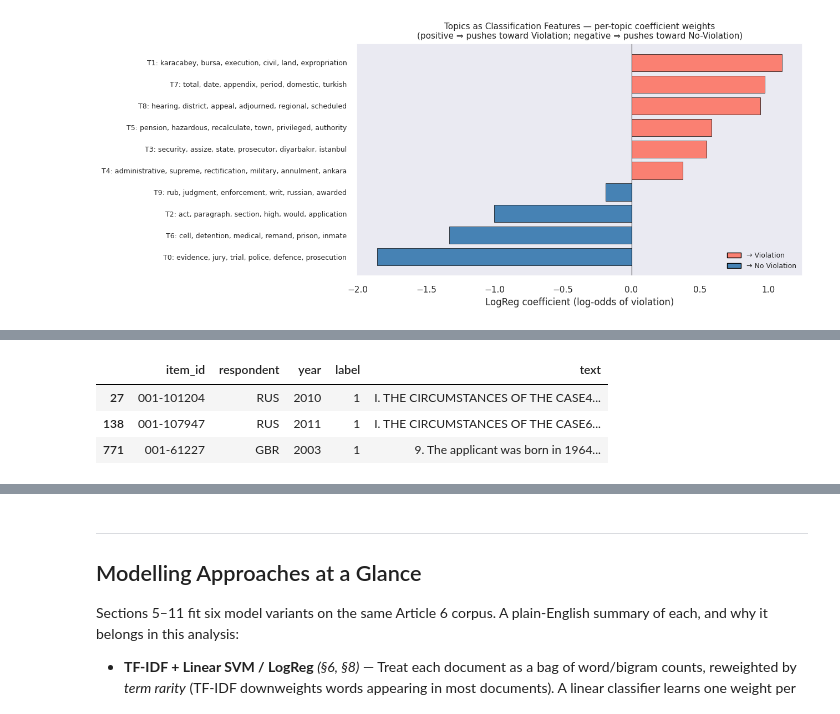
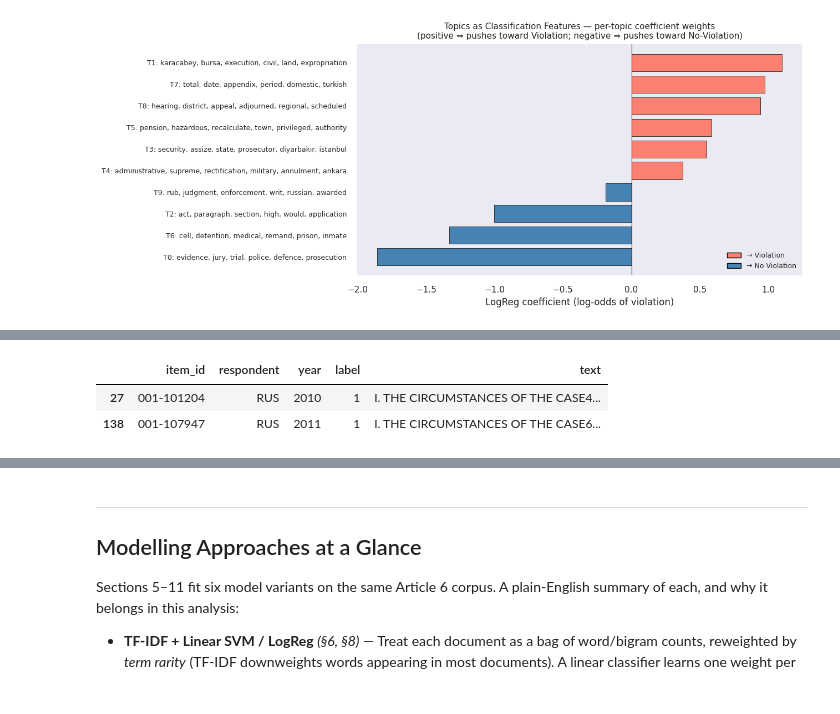
Before and after one commit to leondgarse/echr, a Jupyter notebook: LL5532X_Group_Project_Group_4_echr.ipynb, the cells around one changed output, grey strips where cells are left out. Saved outputs shown, nothing was run; the diff lists cells and outputs as text; code cells hidden in the pictures.

```diff
--- a/LL5532X_Group_Project_Group_4_echr.ipynb
+++ b/LL5532X_Group_Project_Group_4_echr.ipynb
@@ -1890,13 +1908,12 @@ Typical pattern: delayed or repeatedly adjourned domestic court proceedings —
 | TUR | 001-77574 | 2006 | NV | [Open](https://hudoc.echr.coe.int/eng?i=001-77574) |
 # %%
 # §5.3 (T8 deep-dive) — Sample FACTS excerpts for cases 107947 / 101204 / 61227
-_t8_case_ids = ['001-107947', '001-101204', '001-61227']
+_t8_case_ids = ['001-107947', '001-101204']
 _t8_df = df[df[_id_col].astype(str).isin(_t8_case_ids)][_sample_cols].copy()
 _t8_df['text'] = _t8_df['text'].str.slice(0, 600) + '…'
 _t8_df.head()
 # %% [output]
 |  | item_id | respondent | year | label | text |
 | 27 | 001-101204 | RUS | 2010 | 1 | I. THE CIRCUMSTANCES OF THE CASE4... |
 | 138 | 001-107947 | RUS | 2011 | 1 | I. THE CIRCUMSTANCES OF THE CASE6... |
-| 771 | 001-61227 | GBR | 2003 | 1 | 9. The applicant was born in 1964... |
 # %% [markdown]
```
Also changed, not shown: parts of 20 cells of this notebook.
